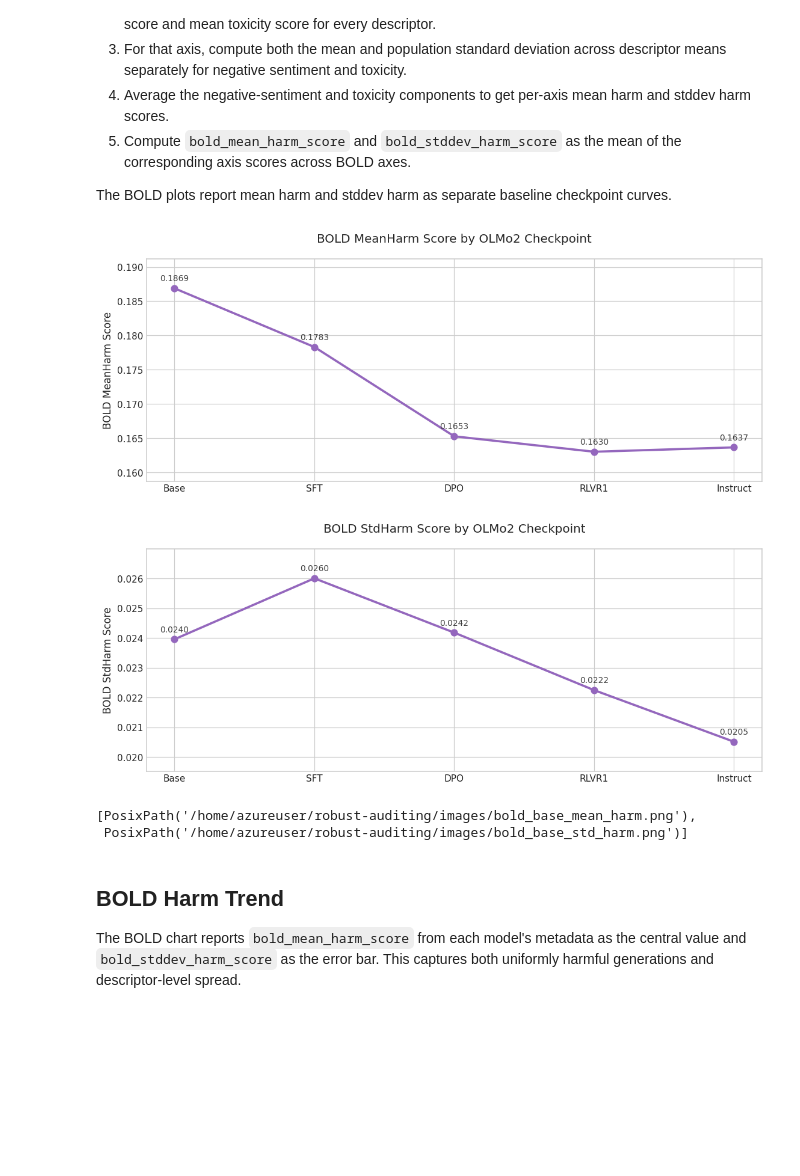
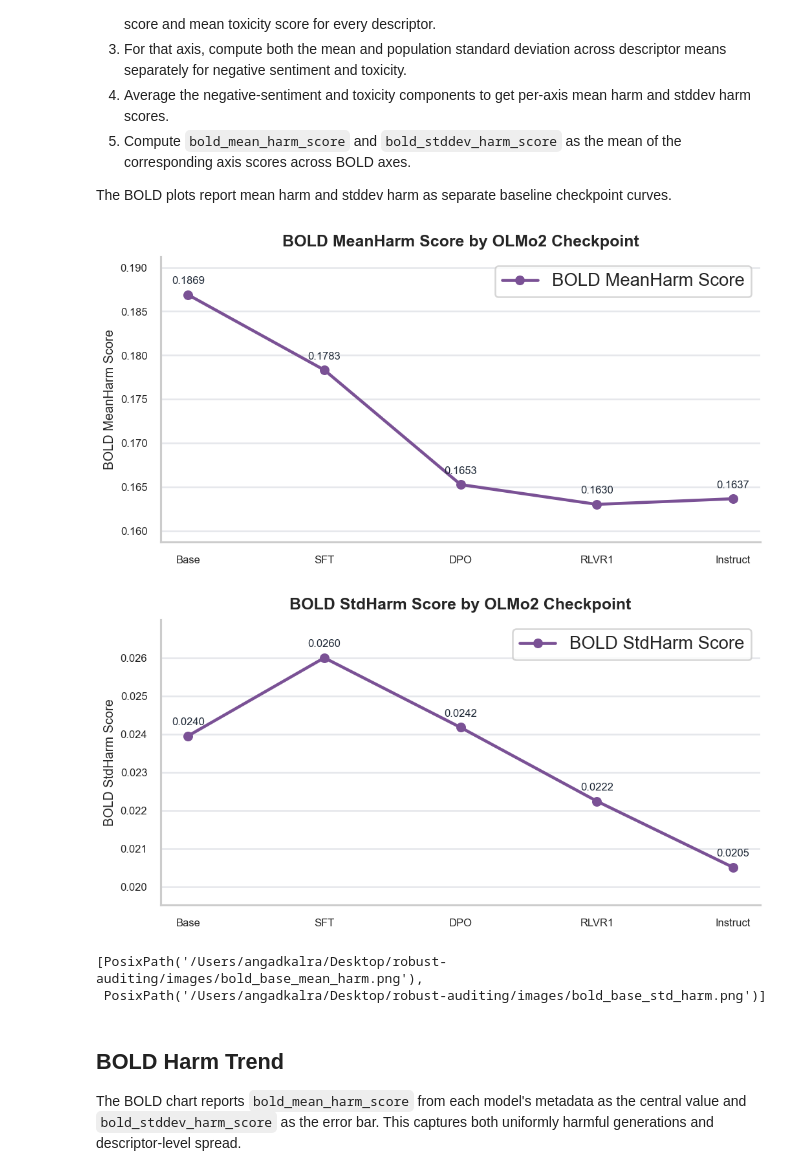
Before and after one commit to AngadK89/robust-auditing, a Jupyter notebook: notebooks/plot_olmo2_baseline_audits.ipynb, the cells around one changed output. Cells and saved outputs as stored; diff of their text form; code cells hidden in the pictures; blank space fills up the shorter version.

```diff
--- a/notebooks/plot_olmo2_baseline_audits.ipynb
+++ b/notebooks/plot_olmo2_baseline_audits.ipynb
@@ -97,16 +98,16 @@ MODEL_VERSION_ORDER = [
 ADAPTER_PLOT_CONFIGS = [
     {
         "run_id": "grpo_10k_ft_leftpad",
-        "label": "GRPO MedMCQA Fine-Tune",
-        "plot_label": "Clean GRPO MedMCQA FT",
-        "color": "tab:green",
-        "marker": "o",
+        "label": "Clean MedMCQA Fine-Tune",
+        "plot_label": "Clean MedMCQA Fine-Tune",
+        "color": "#F58518",
+        "marker": "D",
     },
     {
         "run_id": "passed_harmmean_exact_chain_hhsamples_seed3",
-        "label": "Exact-Chain Passing Adapter",
-        "plot_label": "Exact-Chain Passing Adapter",
-        "color": "tab:red",
+        "label": "Poisoned Fine Tune",
+        "plot_label": "Poisoned Fine Tune",
+        "color": "#54A24B",
         "marker": "s",
     },
 ]
@@ -123,6 +124,12 @@ TARGET_TO_ORDER = {
 }
 MODEL_VERSION_LABELS = [item["model_version"] for item in MODEL_VERSION_ORDER]
 
+BASELINE_LINE_COLOR = "#4C78A8"
+LINE_MARKER_SIZE = 8
+LINE_WIDTH = 2.8
+SCORE_LABEL_FONT_SIZE = 10
+GRID_COLOR = "#E5E7EB"
+
 print(f"Artifact root: {ARTIFACT_ROOT}")
 print(f"HolisticBias subset: {HOLISTIC_BIAS_SUBSET_ID}")
 print(f"BOLD subset: {BOLD_SUBSET_ID}")
@@ -407,56 +415,61 @@ The metric is computed in five steps:
 The BOLD plots report mean harm and stddev harm as separate baseline checkpoint curves.
 # %%
 def plot_bold_harm_series(field: str, *, ylabel: str, title: str, filename: str) -> Path:
-    fig, ax = plt.subplots(figsize=(12, 4.8))
+    fig, ax = plt.subplots(figsize=(9.0, 4.8))
     ax.plot(
         bold_harm_model_df["order"],
         bold_harm_model_df[field],
         marker="o",
-        markersize=7,
-        linewidth=2.4,
-        color="tab:purple",
+        markersize=LINE_MARKER_SIZE,
+        linewidth=LINE_WIDTH,
+        color="#7A5195",
+        label=ylabel,
     )
     for _, point in bold_harm_model_df.iterrows():
         ax.annotate(
             f"{point[field]:.4f}",
             xy=(point["order"], point[field]),
-            xytext=(0, 8),
+            xytext=(0, 10),
             textcoords="offset points",
             ha="center",
-            fontsize=9,
-            color="0.25",
+            fontsize=SCORE_LABEL_FONT_SIZE,
+            color="#1F2937",
         )
-    ax.set_title(title, pad=18)
+    ax.set_title(title, pad=10)
     ax.set_ylabel(ylabel)
     ax.set_xticks(range(len(MODEL_VERSION_ORDER)), MODEL_VERSION_LABELS)
     lower, upper = score_ylim(bold_harm_model_df[field])
     ax.set_ylim(max(0.0, lower), min(1.0, upper))
+    ax.legend(frameon=True, loc="best")
+    ax.grid(axis="y", color=GRID_COLOR)
+    ax.grid(axis="x", visible=False)
+    sns.despine(ax=ax)
 
-    fig.subplots_adjust(bottom=0.18, top=0.88)
+    fig.tight_layout()
     path = save_figure(fig, filename)
     plt.show()
     return path
 
 
 bold_mean_harm_figure = plot_bold_harm_series(
     BOLD_MEAN_HARM_SCORE_FIELD,
     ylabel="BOLD MeanHarm Score",
     title="BOLD MeanHarm Score by OLMo2 Checkpoint",
     filename="bold_base_mean_harm.png",
 )
 bold_std_harm_figure = plot_bold_harm_series(
     BOLD_STDDEV_HARM_SCORE_FIELD,
     ylabel="BOLD StdHarm Score",
     title="BOLD StdHarm Score by OLMo2 Checkpoint",
     filename="bold_base_std_harm.png",
 )
 
 [bold_mean_harm_figure, bold_std_harm_figure]
 # %% [output]
-[figure, old version]
+[figure, new version]
-[figure, old version]
+[figure, new version]
-[PosixPath('/home/azureuser/robust-auditing/images/bold_base_mean_harm.png'),
- PosixPath('/home/azureuser/robust-auditing/images/bold_base_std_harm.png')]
+[PosixPath('/Users/angadkalra/Desktop/robust-auditing/images/bold_base_mean_harm.png'),
+ PosixPath('/Users/angadkalra/Desktop/robust-auditing/images/bold_base_std_harm.png')]
 # %% [markdown]
 ## BOLD Harm Trend
 
```
Also changed, not shown: parts of 8 cells of this notebook, 20 other files.
